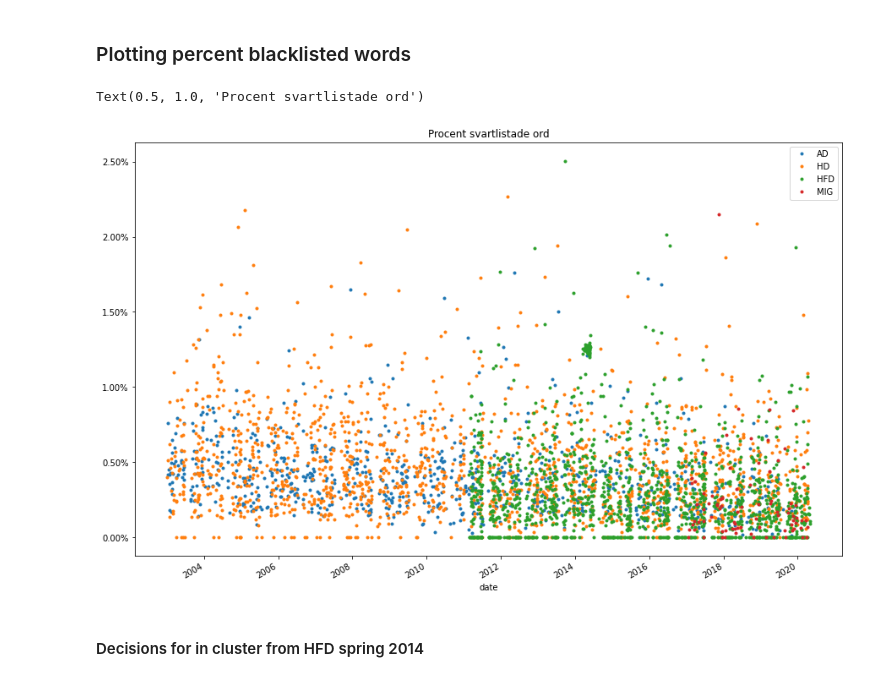
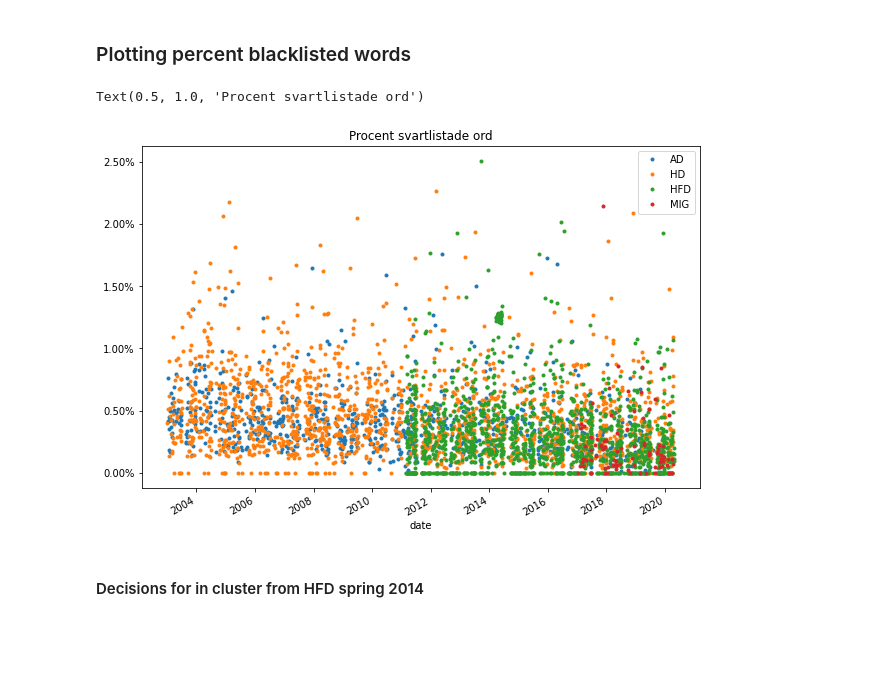
Before and after one commit to karvla/lawlingo, a Jupyter notebook: lawlingo.ipynb, the cells around one changed output. Saved outputs shown, nothing was run; the diff lists cells and outputs as text; code cells hidden in the pictures; blank space fills up the shorter version.

```diff
--- a/lawlingo.ipynb
+++ b/lawlingo.ipynb
@@ -285,15 +285,15 @@ Control  0.026%
 # %%
 import matplotlib.ticker as mtick
 import mpld3
 mpld3.disable_notebook() # Enable for zoom
 
-ax = df.groupby(['type'])['illegal_ratio'].plot(style='o', ms=3, figsize=(15,10))
+ax = df.groupby(['type'])['illegal_ratio'].plot(style='o', ms=3, figsize=(10,7))
 ax[0].yaxis.set_major_formatter(mtick.PercentFormatter(xmax=1.0))
 ax[0].legend()
 ax[0].set_title("Procent svartlistade ord")
 # %% [output]
 Text(0.5, 1.0, 'Procent svartlistade ord')
-[figure, old version]
+[figure, new version]
 # %% [markdown]
 #### Decisions for in cluster from HFD spring 2014
 # %%
```
Also changed, not shown: parts of 1 cell of this notebook.
